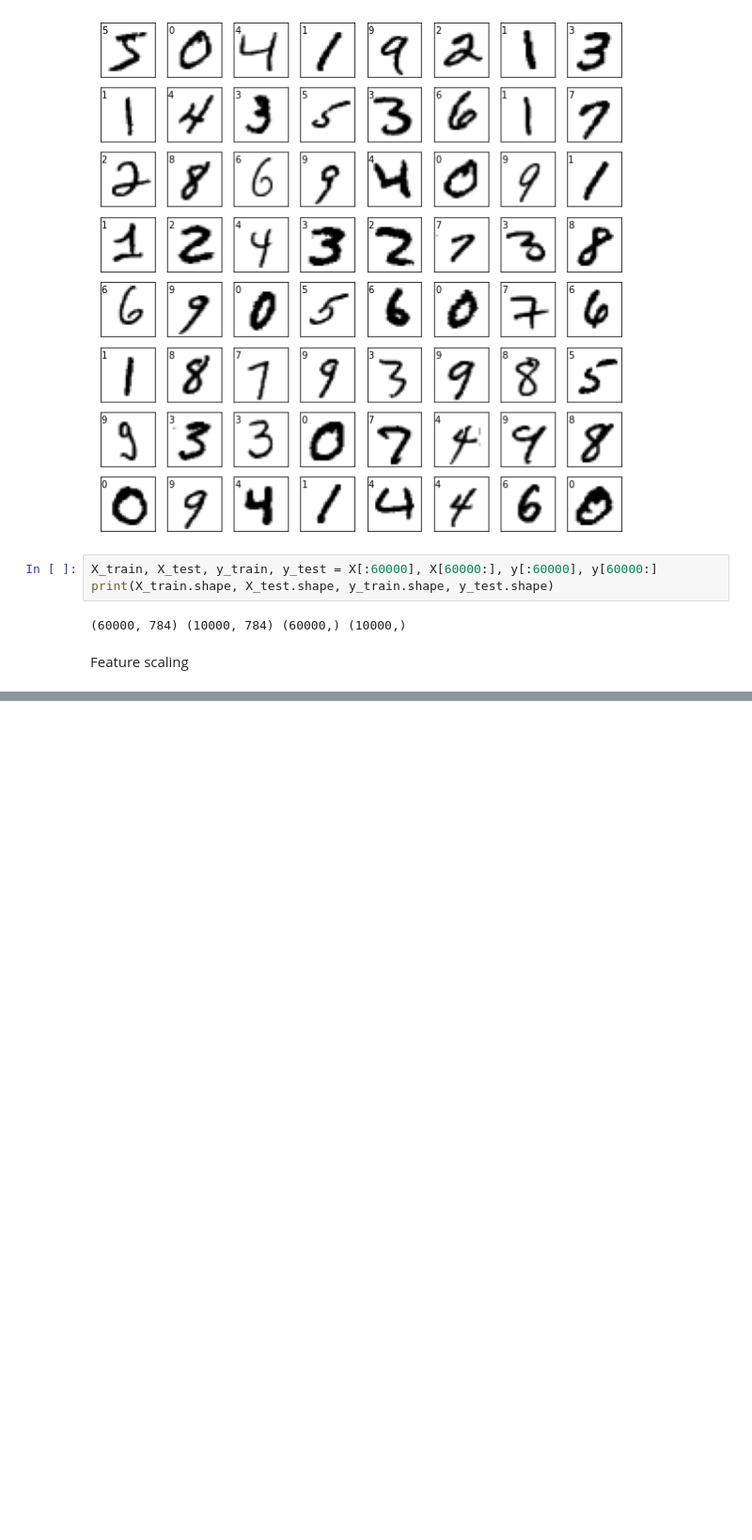
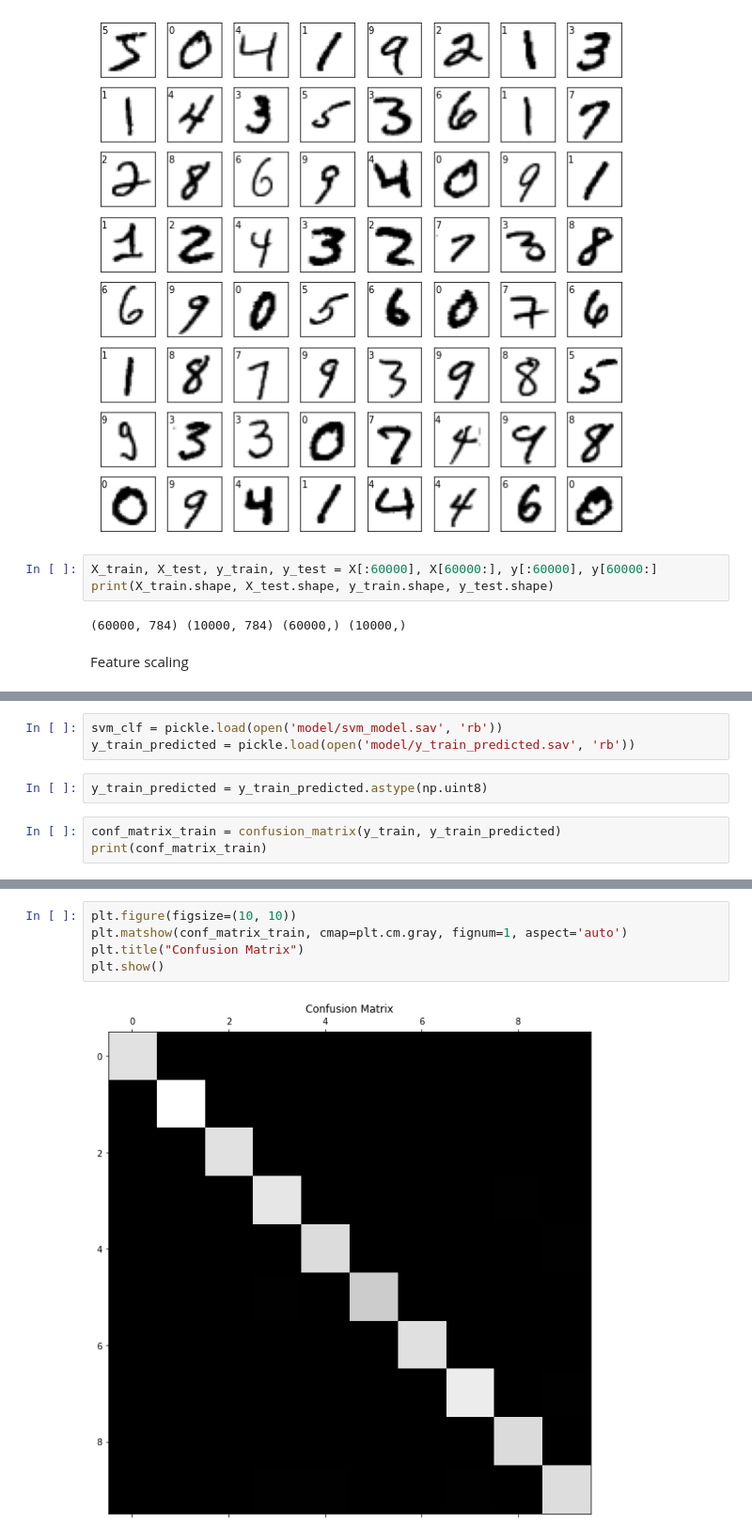
Before and after one commit to trizkynoviandy/handwritten-digits-classification, a Jupyter notebook: handwritten-digits-classification.ipynb, the cells around one changed output, grey strips where cells are left out. Shown at 94% size. Drawn from its saved outputs; the diff is of its cells as text; blank space fills up the shorter version.

```diff
--- a/handwritten-digits-classification.ipynb
+++ b/handwritten-digits-classification.ipynb
@@ -75,0 +75,8 @@ pickle.dump(train_predicted, open(filename2, 'wb'))
+# %%
+svm_clf = pickle.load(open('model/svm_model.sav', 'rb'))
+y_train_predicted = pickle.load(open('model/y_train_predicted.sav', 'rb'))
+# %%
+y_train_predicted = y_train_predicted.astype(np.uint8)
+# %%
+conf_matrix_train = confusion_matrix(y_train, y_train_predicted)
+print(conf_matrix_train)
@@ -75,0 +94,7 @@ pickle.dump(train_predicted, open(filename2, 'wb'))
+# %%
+plt.figure(figsize=(10, 10))
+plt.matshow(conf_matrix_train, cmap=plt.cm.gray, fignum=1, aspect='auto')
+plt.title("Confusion Matrix")
+plt.show()
+# %% [output]
+[figure, added]
```
Also changed, not shown: parts of 22 cells of this notebook.
